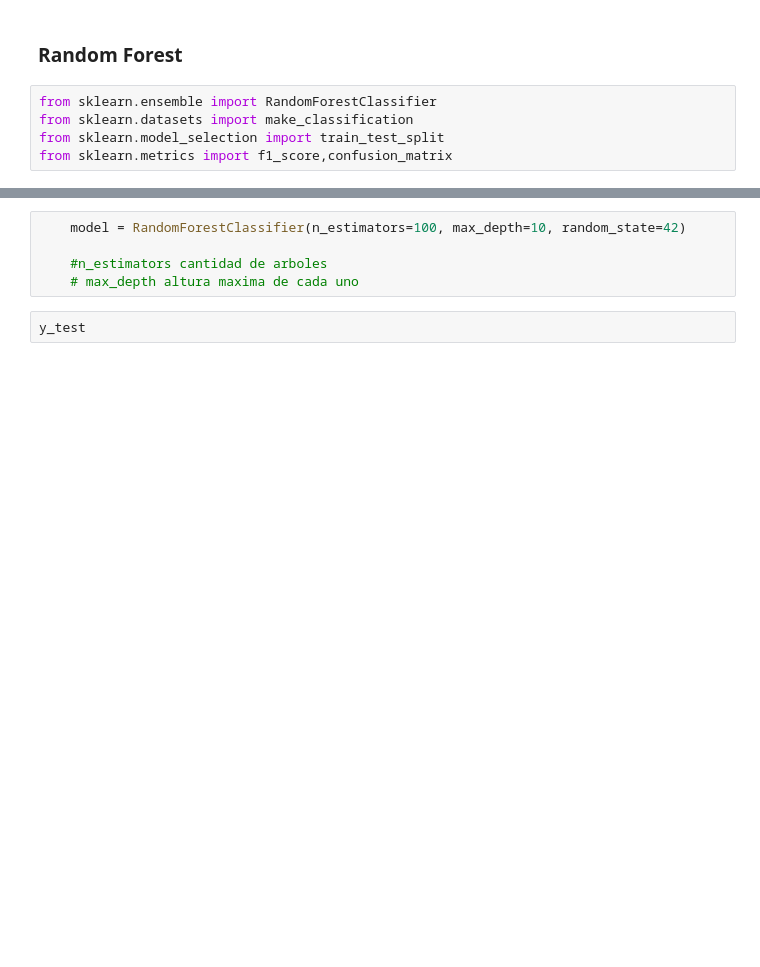
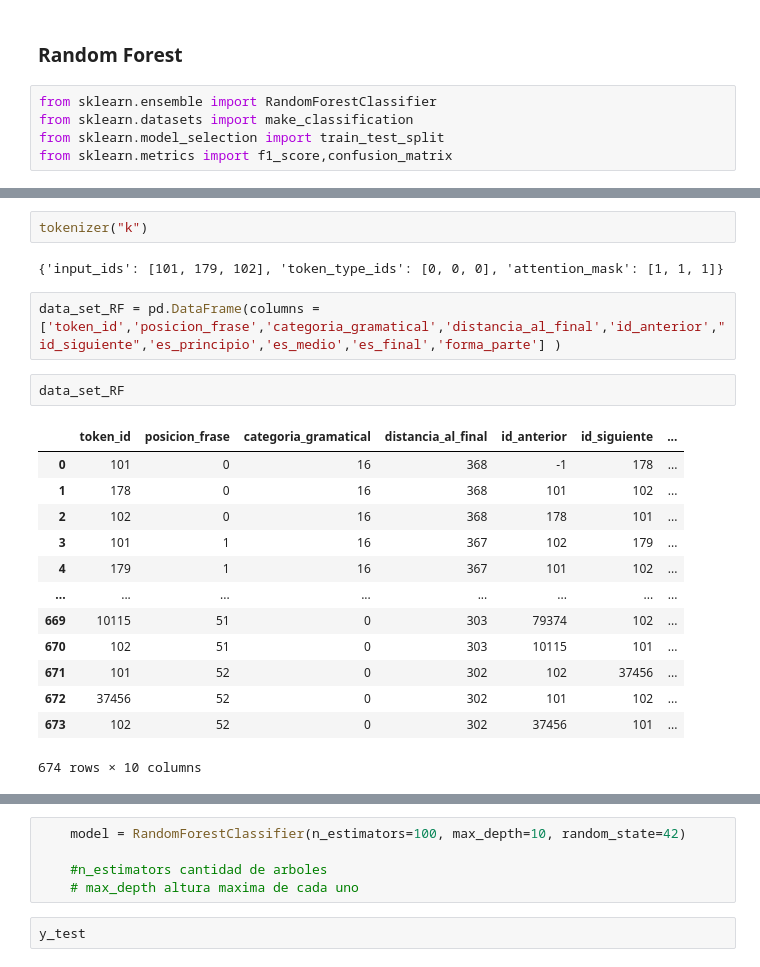
Before and after one commit to milagrosmaurer/Aprendizaje-Automatico, a Jupyter notebook: TP2/TP2_automatico.ipynb, the cells around one changed output, grey strips where cells are left out. Drawn from its saved outputs; the diff is of its cells as text; blank space fills up the shorter version.

```diff
--- a/TP2/TP2_automatico.ipynb
+++ b/TP2/TP2_automatico.ipynb
@@ -326,0 +449,22 @@ X_train, X_test, y_train, y_test = train_test_split(datos_X, datos_Y, test_size=
+# %%
+tokenizer("k")
+# %% [output]
+{'input_ids': [101, 179, 102], 'token_type_ids': [0, 0, 0], 'attention_mask': [1, 1, 1]}
+# %%
+data_set_RF = pd.DataFrame(columns = ['token_id','posicion_frase','categoria_gramatical','distancia_al_final','id_anterior',"id_siguiente",'es_principio','es_medio','es_final','forma_parte'] )
+# %%
+data_set_RF
+# %% [output]
+|  | token_id | posicion_frase | categoria_gramatical | distancia_al_final | id_anterior | id_siguiente | ... |
+| 0 | 101 | 0 | 16 | 368 | -1 | 178 | ... |
+| 1 | 178 | 0 | 16 | 368 | 101 | 102 | ... |
+| 2 | 102 | 0 | 16 | 368 | 178 | 101 | ... |
+| 3 | 101 | 1 | 16 | 367 | 102 | 179 | ... |
+| 4 | 179 | 1 | 16 | 367 | 101 | 102 | ... |
+| ... | ... | ... | ... | ... | ... | ... | ... |
+| 669 | 10115 | 51 | 0 | 303 | 79374 | 102 | ... |
+| 670 | 102 | 51 | 0 | 303 | 10115 | 101 | ... |
+| 671 | 101 | 52 | 0 | 302 | 102 | 37456 | ... |
+| 672 | 37456 | 52 | 0 | 302 | 101 | 102 | ... |
+| 673 | 102 | 52 | 0 | 302 | 37456 | 101 | ... |
+674 rows × 10 columns
```
Also changed, not shown: parts of 27 cells of this notebook.
